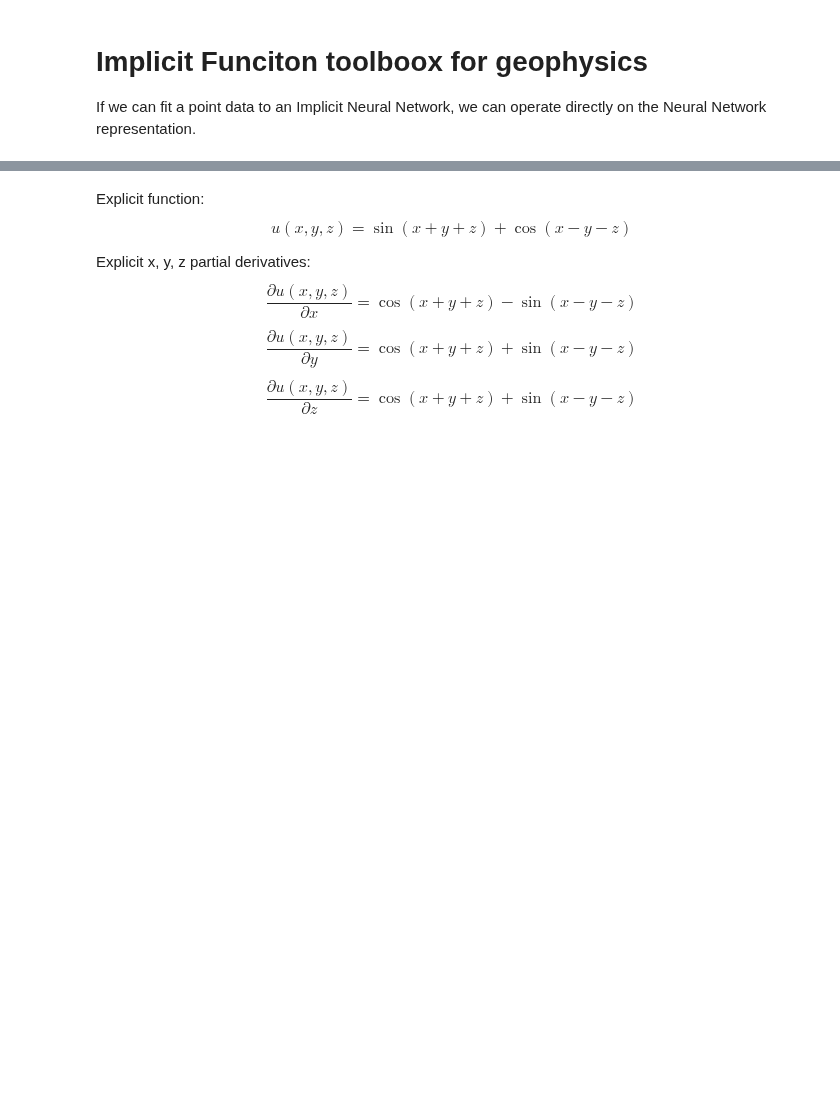
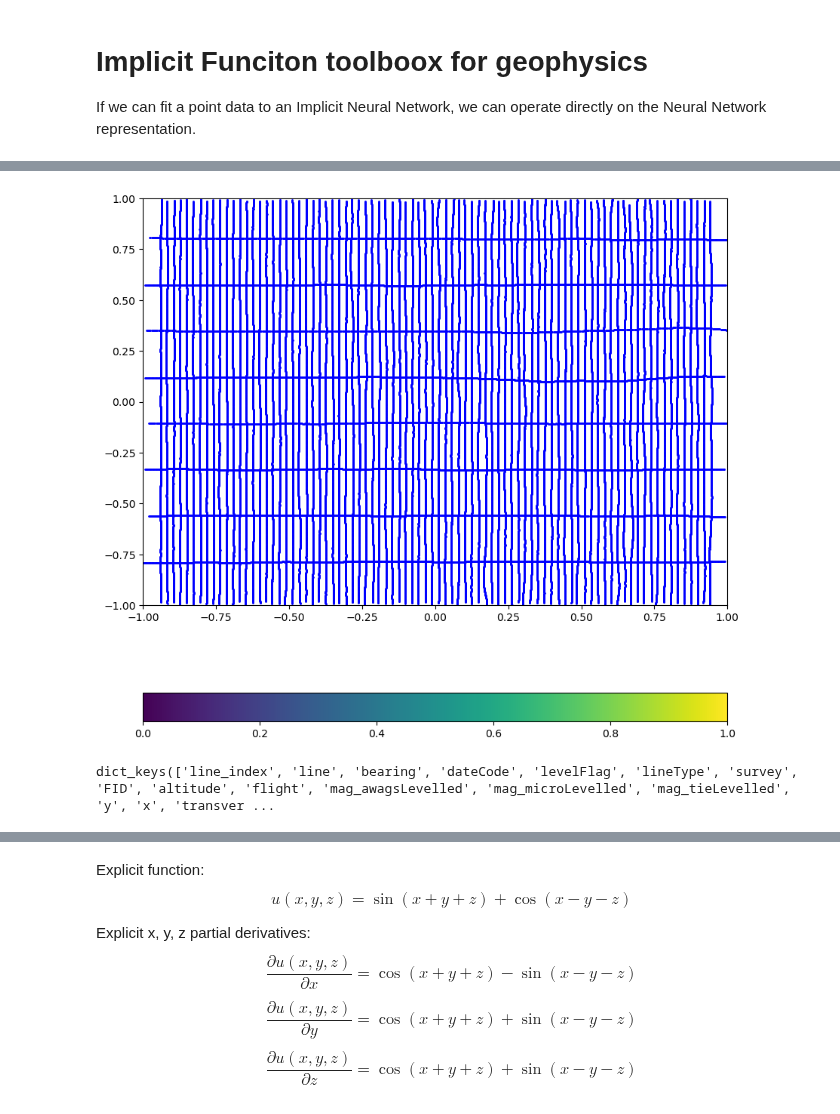
Before and after one commit to LSgeo/ImplicitGeo, a Jupyter notebook: GeoINR3D_optimiser.ipynb, the cells around one changed output, grey strips where cells are left out. Drawn from its saved outputs; the diff is of its cells as text; code cells hidden in the pictures; blank space fills up the shorter version.

```diff
--- a/GeoINR3D_optimiser.ipynb
+++ b/GeoINR3D_optimiser.ipynb
@@ -38,13 +93,13 @@ random.seed(seed)
+# %%
+plt_sample_locs(dataset, "b")
+# %% [output]
+[figure, added]
 # %%
-netcdf_path = Path(r"C:\Users\Public\scratch\Ch3\P864-line-magnetic-AWAGS_MAG_2010.nc")
-dataset = geoinr.datasets2.NCDataset(netcdf_path, variable="mag_tieLevelled")
-
-train_dataset, val_dataset = random_split(dataset, [0.85, 0.15])
-print(f"{len(train_dataset)=}, {len(val_dataset)=}")
-
-# print(dataset.ncd.variables.keys())
+print(dataset.ncd.variables.keys())
 # dataset.plot_variables(
-#     ["mag_tieLevelled", "mag_microLevelled", "mag_awagsLevelled"], s=0.01, dpi=300
+#     ["mag_tieLevelled", "mag_microlevelled", "mag_awagsLevelled"], s=0.01, dpi=300
 # )
-# # "microlevelling removes low amplitude flight line noise after tie line levelling."
-# dataset.plot_variables(["altitude"], s=0.01, dpi=300)
+# "microlevelling removes low amplitude flight line noise after tie line levelling."
+# dataset.plot_variables(["altitude"], s=0.01, dpi=100)
+# %% [output]
+dict_keys(['line_index', 'line', 'bearing', 'dateCode', 'levelFlag', 'lineType', 'survey', 'FID', 'altitude', 'flight', 'mag_awagsLevelled', 'mag_microLevelled', 'mag_tieLevelled', 'y', 'x', 'transver ...
```
Also changed, not shown: parts of 15 cells of this notebook.
